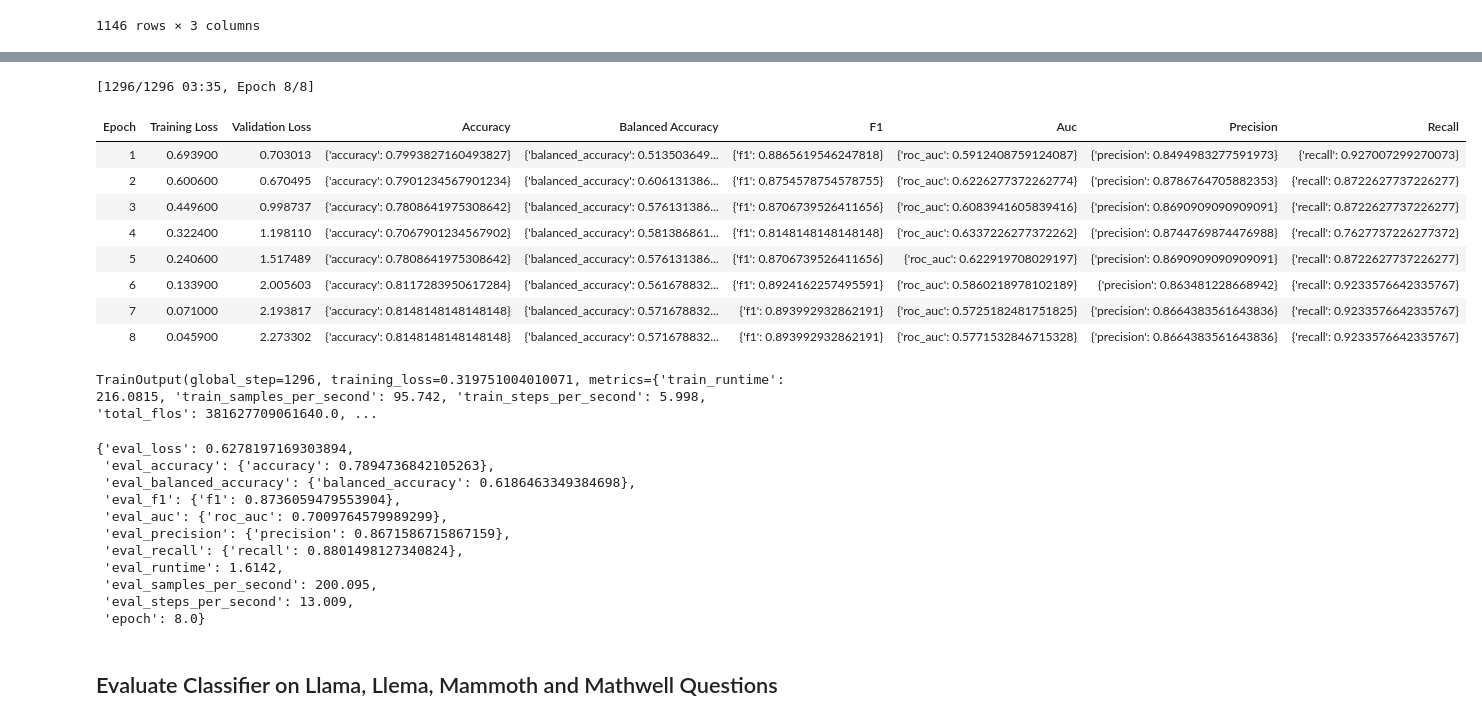
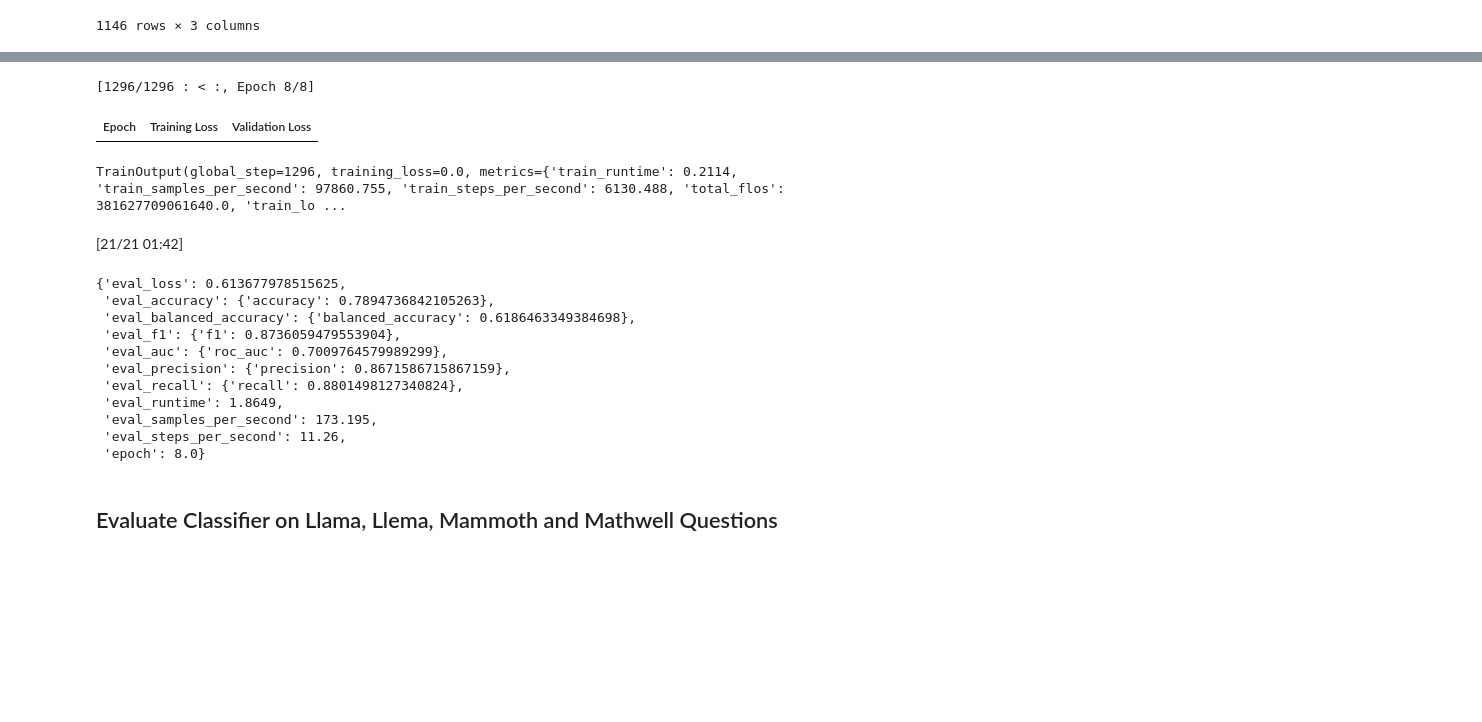
Before and after one commit to bryanchrist/llama2-70b, a Jupyter notebook: text_classifier.ipynb, the cells around one changed output, grey strips where cells are left out. Drawn from its saved outputs; the diff is of its cells as text; code cells hidden in the pictures; blank space fills up the shorter version.

```diff
--- a/text_classifier.ipynb
+++ b/text_classifier.ipynb
@@ -290,5 +290,5 @@ from transformers import AutoModelForSequenceClassification, TrainingArguments,
 # for param in model.classifier.parameters():
 #     param.requires_grad = True
 model = AutoModelForSequenceClassification.from_pretrained(
-    "distilbert-base-uncased", num_labels=2, id2label=id2label, label2id=label2id
+    "appropriateness_classifier/checkpoint-1064", num_labels=2, id2label=id2label, label2id=label2id
 )
@@ -487,7 +484,7 @@ training_args = TrainingArguments(
     learning_rate=.0001,
     per_device_train_batch_size=16,
     per_device_eval_batch_size=16,
-    num_train_epochs=8,
+    num_train_epochs=1,
     weight_decay=.9,
     evaluation_strategy="epoch",
     save_strategy="epoch",
@@ -517,6 +514,6 @@ trainer = WeightedBertTrainer(class_weights = class_weights,
 #     compute_metrics=compute_metrics,
 #     #optimizers=(optimizer, lr_scheduler)
 # )
-#trainer.train(resume_from_checkpoint=True)
-trainer.train()
+trainer.train(resume_from_checkpoint=True)
+#trainer.train()
 # %% [output]
@@ -962,58 +1025,51 @@ You should probably TRAIN this model on a down-stream task to be able to use it
 # %%
 class_weights = torch.tensor([neg_weight, pos_weight], device = model.device)
 training_args = TrainingArguments(
     output_dir="solvability_classifier",
     learning_rate=.0001,
     per_device_train_batch_size=16,
     per_device_eval_batch_size=16,
     num_train_epochs=8,
     weight_decay=.9,
     evaluation_strategy="epoch",
     save_strategy="epoch",
     load_best_model_at_end=True,
     report_to = 'wandb',
     run_name = 'distilbert_solvability',
     logging_strategy = 'epoch',
     logging_steps = 1)
 
 trainer = WeightedBertTrainer(class_weights = class_weights,
      model=model,
      args=training_args,
      train_dataset=tokenized_train_test_valid_dataset["train"],
      eval_dataset=tokenized_train_test_valid_dataset["valid"],
      tokenizer=tokenizer,
      data_collator=data_collator,
      compute_metrics=compute_metrics,
      #optimizers=(optimizer, lr_scheduler)
  )
-trainer.train()
+trainer.train(resume_from_checkpoint = True)
 # %% [output]
-[1296/1296 03:35, Epoch 8/8]
+[1296/1296 : < :, Epoch 8/8]
-| Epoch | Training Loss | Validation Loss | Accuracy | Balanced Accuracy | F1 | Auc | Precision | Recall |
-| 1 | 0.693900 | 0.703013 | {'accuracy': 0.7993827160493827} | {'balanced_accuracy': 0.513503649... | {'f1': 0.8865619546247818} | {'roc_auc': 0.5912408759124087} | {'precision': 0.8494983277591973} | {'recall': 0.927007299270073} |
-| 2 | 0.600600 | 0.670495 | {'accuracy': 0.7901234567901234} | {'balanced_accuracy': 0.606131386... | {'f1': 0.8754578754578755} | {'roc_auc': 0.6226277372262774} | {'precision': 0.8786764705882353} | {'recall': 0.8722627737226277} |
-| 3 | 0.449600 | 0.998737 | {'accuracy': 0.7808641975308642} | {'balanced_accuracy': 0.576131386... | {'f1': 0.8706739526411656} | {'roc_auc': 0.6083941605839416} | {'precision': 0.8690909090909091} | {'recall': 0.8722627737226277} |
-| 4 | 0.322400 | 1.198110 | {'accuracy': 0.7067901234567902} | {'balanced_accuracy': 0.581386861... | {'f1': 0.8148148148148148} | {'roc_auc': 0.6337226277372262} | {'precision': 0.8744769874476988} | {'recall': 0.7627737226277372} |
-| 5 | 0.240600 | 1.517489 | {'accuracy': 0.7808641975308642} | {'balanced_accuracy': 0.576131386... | {'f1': 0.8706739526411656} | {'roc_auc': 0.622919708029197} | {'precision': 0.8690909090909091} | {'recall': 0.8722627737226277} |
-| 6 | 0.133900 | 2.005603 | {'accuracy': 0.8117283950617284} | {'balanced_accuracy': 0.561678832... | {'f1': 0.8924162257495591} | {'roc_auc': 0.5860218978102189} | {'precision': 0.863481228668942} | {'recall': 0.9233576642335767} |
-| 7 | 0.071000 | 2.193817 | {'accuracy': 0.8148148148148148} | {'balanced_accuracy': 0.571678832... | {'f1': 0.893992932862191} | {'roc_auc': 0.5725182481751825} | {'precision': 0.8664383561643836} | {'recall': 0.9233576642335767} |
-| 8 | 0.045900 | 2.273302 | {'accuracy': 0.8148148148148148} | {'balanced_accuracy': 0.571678832... | {'f1': 0.893992932862191} | {'roc_auc': 0.5771532846715328} | {'precision': 0.8664383561643836} | {'recall': 0.9233576642335767} |
+| Epoch | Training Loss | Validation Loss |
-TrainOutput(global_step=1296, training_loss=0.319751004010071, metrics={'train_runtime': 216.0815, 'train_samples_per_second': 95.742, 'train_steps_per_second': 5.998, 'total_flos': 381627709061640.0, ...
+TrainOutput(global_step=1296, training_loss=0.0, metrics={'train_runtime': 0.2114, 'train_samples_per_second': 97860.755, 'train_steps_per_second': 6130.488, 'total_flos': 381627709061640.0, 'train_lo ...
 # %%
 # predictions = trainer.predict(test_dataset=test_input_data)
 # print(predictions)
 trainer.evaluate(eval_dataset = tokenized_train_test_valid_dataset["test"])
 # %% [output]
+[21/21 01:42]
-{'eval_loss': 0.6278197169303894,
+{'eval_loss': 0.613677978515625,
  'eval_accuracy': {'accuracy': 0.7894736842105263},
  'eval_balanced_accuracy': {'balanced_accuracy': 0.6186463349384698},
  'eval_f1': {'f1': 0.8736059479553904},
  'eval_auc': {'roc_auc': 0.7009764579989299},
  'eval_precision': {'precision': 0.8671586715867159},
  'eval_recall': {'recall': 0.8801498127340824},
- 'eval_runtime': 1.6142,
- 'eval_samples_per_second': 200.095,
- 'eval_steps_per_second': 13.009,
+ 'eval_runtime': 1.8649,
+ 'eval_samples_per_second': 173.195,
+ 'eval_steps_per_second': 11.26,
  'epoch': 8.0}
 # %% [markdown]
 ## Evaluate Classifier on Llama, Llema, Mammoth and Mathwell Questions
```
Also changed, not shown: parts of 21 cells of this notebook, 5 other files.
